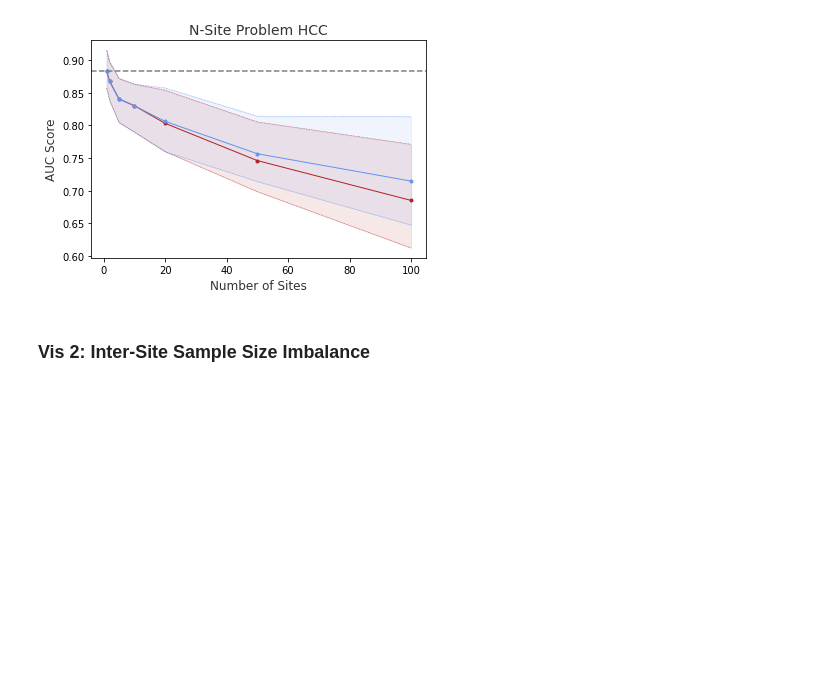
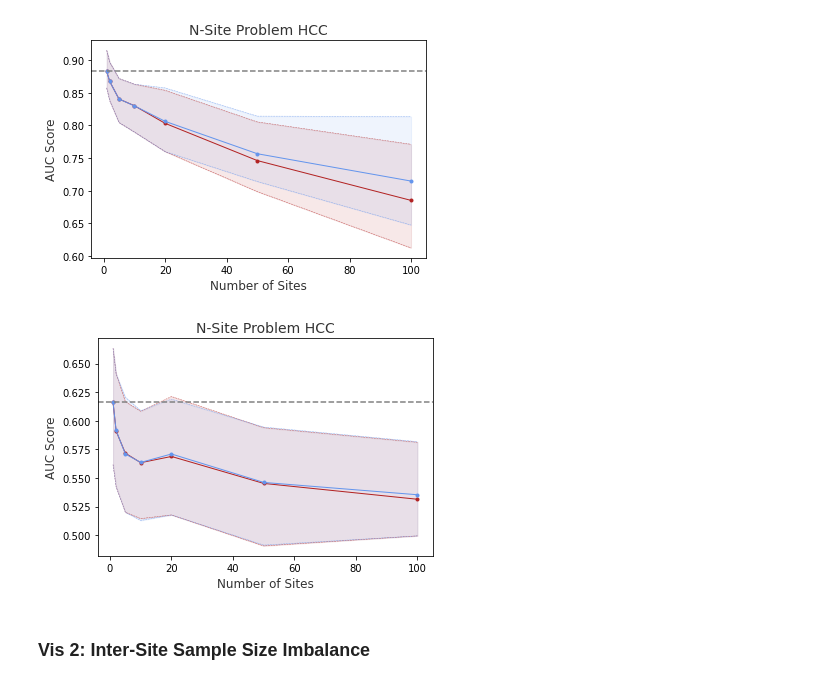
Before and after one commit to GregChen3072/MasterArbeit, a Jupyter notebook: src/visualization.ipynb, the cells around one changed output. Drawn from its saved outputs; the diff is of its cells as text; code cells hidden in the pictures; blank space fills up the shorter version.

```diff
--- a/src/visualization.ipynb
+++ b/src/visualization.ipynb
@@ -36,8 +16,13 @@ for exp in range(1, 4):
 # %%
+# Visualize for HCC
+
+for exp in range(1, 4):
+    exec(f"path_1_{exp}_HCC = '/Users/greg/Downloads/AR_Master_Thesis/output/vis_HCC_1_{exp}.csv'")
+
 # Import and transform data based on specified paths. Visualize NOW!
-df_1_1 = pd.read_csv(path_1_1, index_col=False)
-df_1_2 = pd.read_csv(path_1_2, index_col=False)
-df_1_3 = pd.read_csv(path_1_3, index_col=False)
+df_1_1 = pd.read_csv(path_1_1_HCC, index_col=False)
+df_1_2 = pd.read_csv(path_1_2_HCC, index_col=False)
+df_1_3 = pd.read_csv(path_1_3_HCC, index_col=False)
 
 def percentile(n):
     def percentile_(x):
@@ -55,6 +40,7 @@ plot_1_1.columns = ['_'.join(col) for col in plot_1_1.columns]
 plot_1_2.columns = ['_'.join(col) for col in plot_1_2.columns]
 plot_1_3.columns = ['_'.join(col) for col in plot_1_3.columns]
 
+fig, ax = plt.subplots(1, 1, sharey=True) # , figsize=(6,5)
 # Plot mean estimate as a line
 plt.plot('n_', 'AUC Score_mean', data = plot_1_2, linewidth=1, alpha=1, color="firebrick", marker='.')
 plt.plot('n_', 'AUC Score_25', data = plot_1_2, linewidth=0.5, alpha=0.7, color="firebrick", linestyle='--')
@@ -81,9 +67,76 @@ plt.xlabel("Number of Sites", alpha=0.8, fontsize=12)
 plt.ylabel("AUC Score", alpha=0.8, fontsize=12)
 
 # plt.legend()
+
+# Save the figure to file
+fig.savefig("/Users/greg/Downloads/AR_Master_Thesis/vis/vis_n_sites_HCC.png")
 plt.show()
 # %% [output]
 [figure]
+# %%
+# Visualize for ILPD
+for exp in range(1, 4):
+    exec(f"path_1_{exp}_ILPD = '/Users/greg/Downloads/AR_Master_Thesis/output/vis_ILPD_1_{exp}.csv'")
+
+# path_1_1 = "/Users/greg/Downloads/AR_Master_Thesis/output/vis_HCC_1_1.csv"
+# path_1_2 = "/Users/greg/Downloads/AR_Master_Thesis/output/vis_HCC_1_2.csv"
+# path_1_3 = "/Users/greg/Downloads/AR_Master_Thesis/output/vis_HCC_1_3.csv"
+
+# Import and transform data based on specified paths. Visualize NOW!
+df_1_1 = pd.read_csv(path_1_1_ILPD, index_col=False)
+df_1_2 = pd.read_csv(path_1_2_ILPD, index_col=False)
+df_1_3 = pd.read_csv(path_1_3_ILPD, index_col=False)
+
+def percentile(n):
+    def percentile_(x):
+        return np.percentile(x, n)
+    percentile_.__name__ = '%s' % n
+    return percentile_
+
+# column.agg([np.sum, np.mean, np.std, np.median, np.var, np.min, np.max, percentile(25), percentile(75)])
+#df_1_1.quantile([.25, .75])
+plot_1_1 = df_1_1.groupby(['n', 'e']).agg([np.mean, percentile(25), percentile(75)]).reset_index()
+plot_1_2 = df_1_2.groupby(['n', 'e']).agg([np.mean, percentile(25), percentile(75)]).reset_index()
+plot_1_3 = df_1_3.groupby(['n', 'e', 'r']).agg([np.mean, percentile(25), percentile(75)]).reset_index()
+
+plot_1_1.columns = ['_'.join(col) for col in plot_1_1.columns]
+plot_1_2.columns = ['_'.join(col) for col in plot_1_2.columns]
+plot_1_3.columns = ['_'.join(col) for col in plot_1_3.columns]
+
+
+fig, ax = plt.subplots(1, 1, sharey=True) # , figsize=(6,5)
+# Plot mean estimate as a line
+plt.plot('n_', 'AUC Score_mean', data = plot_1_2, linewidth=1, alpha=1, color="firebrick", marker='.')
+plt.plot('n_', 'AUC Score_25', data = plot_1_2, linewidth=0.5, alpha=0.7, color="firebrick", linestyle='--')
+plt.plot('n_', 'AUC Score_75', data = plot_1_2, linewidth=0.5, alpha=0.7, color="firebrick", linestyle='--')
+
+# Fill between the upper and lower bands
+plt.fill_between(x = 'n_',
+                 y1 = 'AUC Score_25', y2 = 'AUC Score_75',
+                 data = plot_1_2, alpha=0.1, color="firebrick")
+
+plt.plot('n_', 'AUC Score_mean', data = plot_1_3, linewidth=1, alpha=1, color="cornflowerblue", marker='.')
+plt.plot('n_', 'AUC Score_25', data = plot_1_3, linewidth=0.5, alpha=0.7, color="cornflowerblue", linestyle='--')
+plt.plot('n_', 'AUC Score_75', data = plot_1_3, linewidth=0.5, alpha=0.7, color="cornflowerblue", linestyle='--')
+
+# Fill between the upper and lower bands
+plt.fill_between(x = 'n_',
+                 y1 = 'AUC Score_25', y2 = 'AUC Score_75',
+                 data = plot_1_3, alpha=0.1, color="cornflowerblue")
+
+plt.axhline(y=plot_1_1.at[0, 'AUC Score_mean'], color='grey', linestyle='--')
+
+plt.title("N-Site Problem HCC", alpha=0.8, fontsize=14)
+plt.xlabel("Number of Sites", alpha=0.8, fontsize=12)
+plt.ylabel("AUC Score", alpha=0.8, fontsize=12)
+
+# plt.legend()
+
+# Save the figure to file
+fig.savefig("/Users/greg/Downloads/AR_Master_Thesis/vis/vis_n_sites_ILPD.png")
+plt.show()
+# %% [output]
+[figure, added]
 # %% [markdown]
 ### Vis 2: Inter-Site Sample Size Imbalance
 # %%
```
Also changed, not shown: parts of 12 cells of this notebook.
